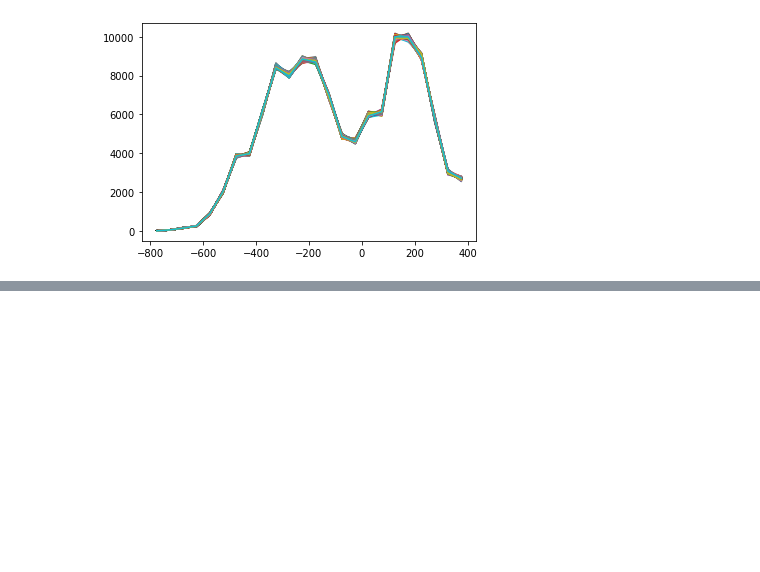
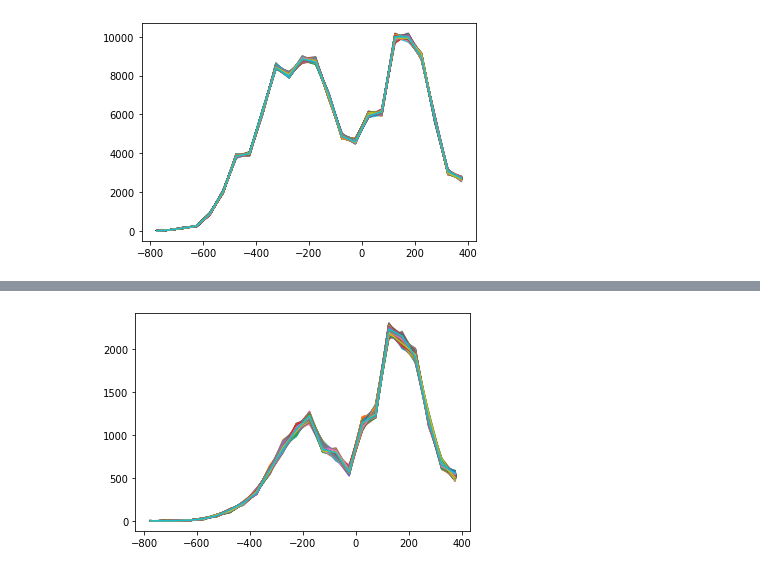
Before and after one commit to sdam-au/GI_ETL, a Jupyter notebook: scripts/1_4_MODELLING_DATES.ipynb, the cells around one changed output, grey strips where cells are left out. Drawn from its saved outputs; the diff is of its cells as text; code cells hidden in the pictures; blank space fills up the shorter version.

```diff
--- a/scripts/1_4_MODELLING_DATES.ipynb
+++ b/scripts/1_4_MODELLING_DATES.ipynb
@@ -48,7 +46,7 @@ endpoint variable has been configured to: https://sciencedata.dk/files/SDAM_root
 # %%
 # read the PHI dataset from sciencedata.dk
 # (takes some time - the dataset has almost 400MB)
-PHI = sddk.read_file("SDAM_data/PHI/PHI_cleaned_dated_2020-06-29.json", "df", conf)
+PHI = sddk.read_file("SDAM_data/PHI/PHI_cleaned_dated_2020-06-30.json", "df", conf)
 # older version used during development: PHI = sddk.read_file("SDAM_data/PHI/PHI_enriched_raw.json", "df", conf)
 # print first 5 rows of the data
 PHI.head(5)
@@ -67,6 +65,7 @@ len(PHI[(PHI["not_before"].notnull()) | (PHI["not_after"].notnull())])
 # %% [markdown]
 # Generate random dates for the whole dataset
 # %%
+%%time
 # generate a list of 1000 random dates for each inscription in the dataset
 # takes approx. 90 seconds in Google colab
-PHI["random_dates"] = PHI.apply(lambda row: model_date(row["not_before"], row["not_after"], size=1000), axis=1)
+PHI["random_dates"] = PHI.apply(lambda row: model_date(row["not_before"], row["not_after"], size=1000,), axis=1)
@@ -139,0 +164,6 @@ plot_simulations(sim_athens)
+# %%
+PHI_asia_minor = PHI[PHI["hdr1"].str.contains("Asia Minor")]
+PHI_asia_minor_sim = timeblocks_from_randoms(PHI_asia_minor, "random_dates", [-800, 400, 50])
+plot_timeblocks_data(PHI_asia_minor_sim)
+# %% [output]
+[figure, added]
```
Also changed, not shown: parts of 17 cells of this notebook.
